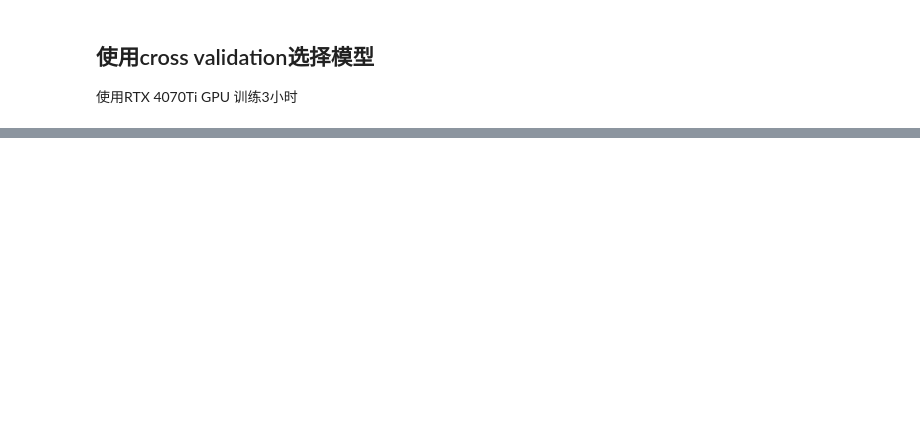
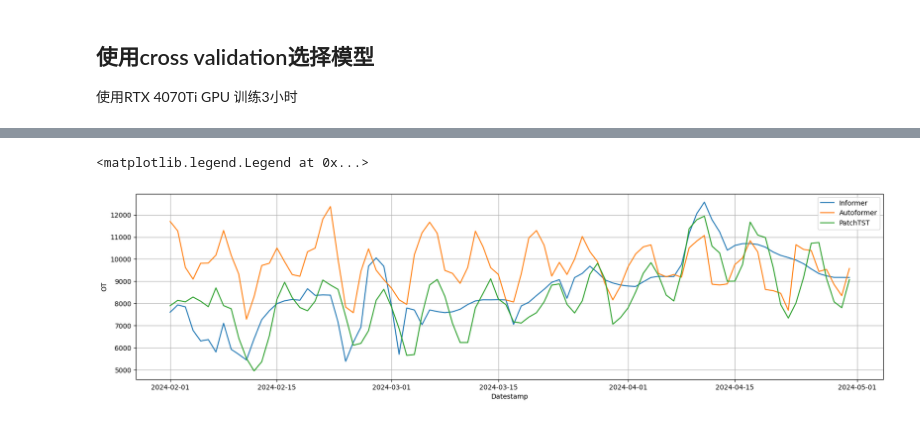
Before and after one commit to jiadol/Travel_Ml, a Jupyter notebook: notebooks/05_Prediction.ipynb, the cells around one changed output, grey strips where cells are left out. Cells and saved outputs as stored; diff of their text form; code cells hidden in the pictures; blank space fills up the shorter version.

```diff
--- a/notebooks/05_Prediction.ipynb
+++ b/notebooks/05_Prediction.ipynb
@@ -148,0 +173,16 @@ nf.predict(df_long, futr_df=preds, step_size=1, random_seed=42)
+# %%
+from matplotlib import pyplot as plt
+
+Y_plot = df_pred[df_pred.index=='global_entry']
+
+plt.figure(figsize=(20,5))
+plt.plot(Y_plot['ds'], Y_plot['Informer'], label='Informer')
+plt.plot(Y_plot['ds'], Y_plot['Autoformer'], label='Autoformer')
+plt.plot(Y_plot['ds'], Y_plot['PatchTST'], label='PatchTST')
+plt.xlabel('Datestamp')
+plt.ylabel('OT')
+plt.grid()
+plt.legend()
+# %% [output]
+<matplotlib.legend.Legend at 0x...>
+[figure, added]
```
Also changed, not shown: parts of 12 cells of this notebook.
